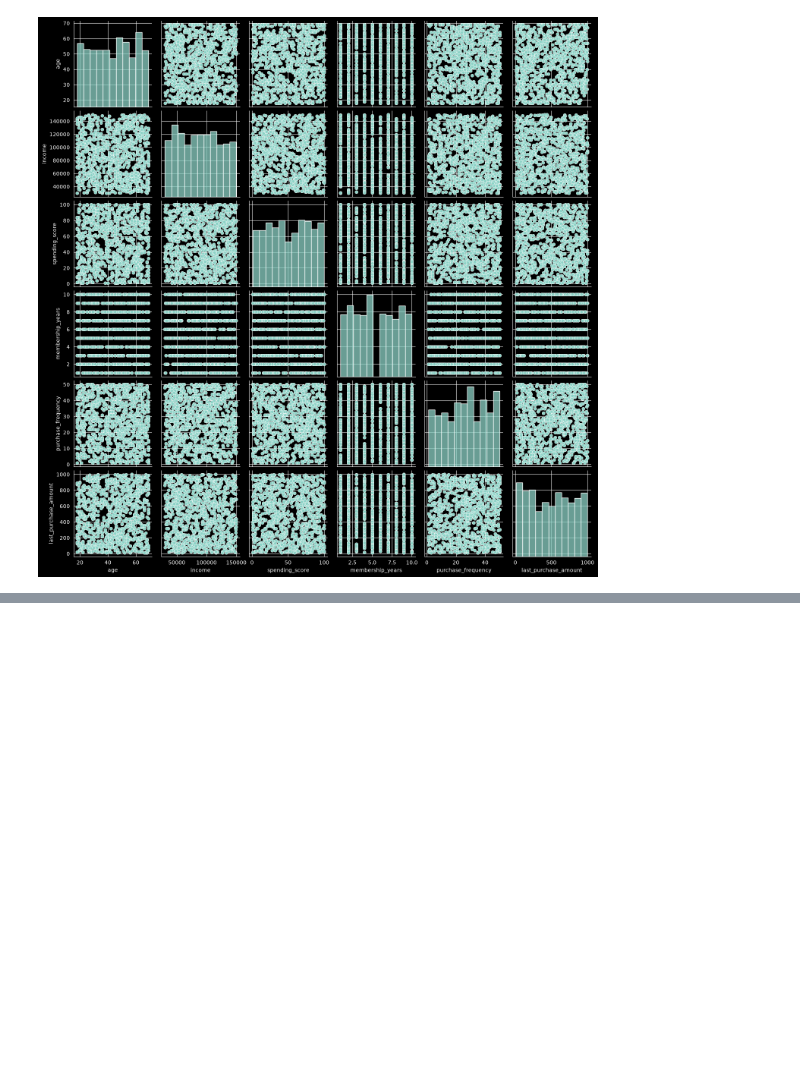
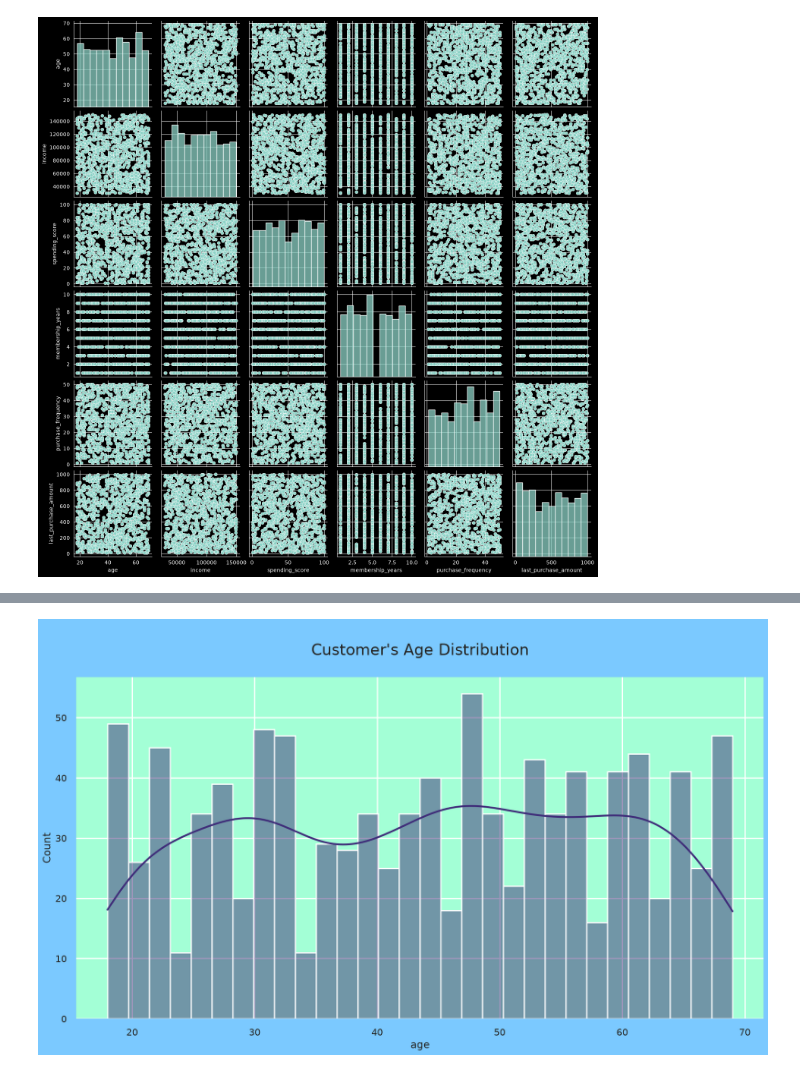
Before and after one commit to rzadrzi/customer-segmentation, a Jupyter notebook: customer_segmentation.ipynb, the cells around one changed output, grey strips where cells are left out. Drawn from its saved outputs; the diff is of its cells as text; code cells hidden in the pictures; blank space fills up the shorter version.

```diff
--- a/customer_segmentation.ipynb
+++ b/customer_segmentation.ipynb
@@ -91,0 +104,9 @@ plt.show()
+# %%
+plt.figure(figsize=(20,10))
+p = sns.histplot(df['age'], color='#402E7A', kde=True, edgecolor='white', bins=30, alpha=0.5, fill=True)
+p.axes.lines[0].set_color(palette[0])
+p.axes.set_title("\nCustomer's Age Distribution\n",fontsize=25)
+sns.despine(left=True, bottom=True)
+plt.show()
+# %% [output]
+[figure, added]
```
Also changed, not shown: parts of 1 cell of this notebook.
